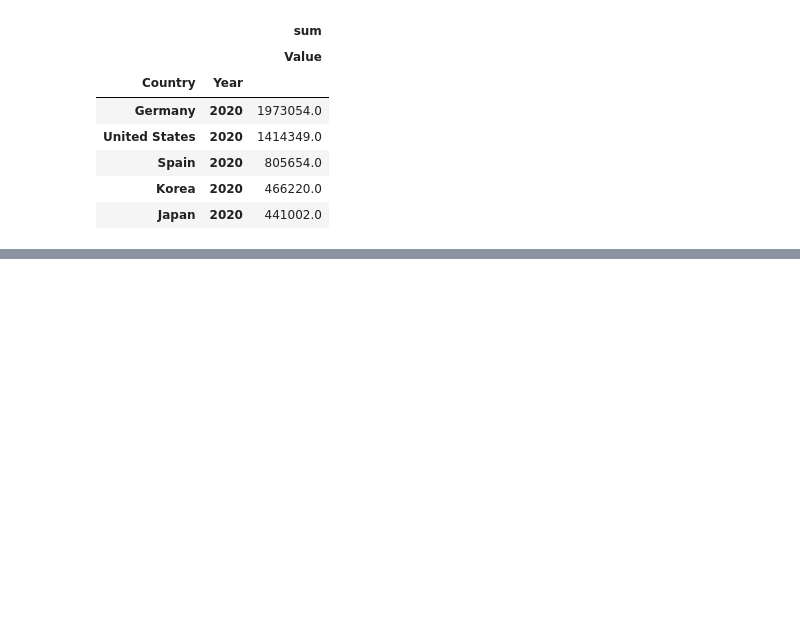
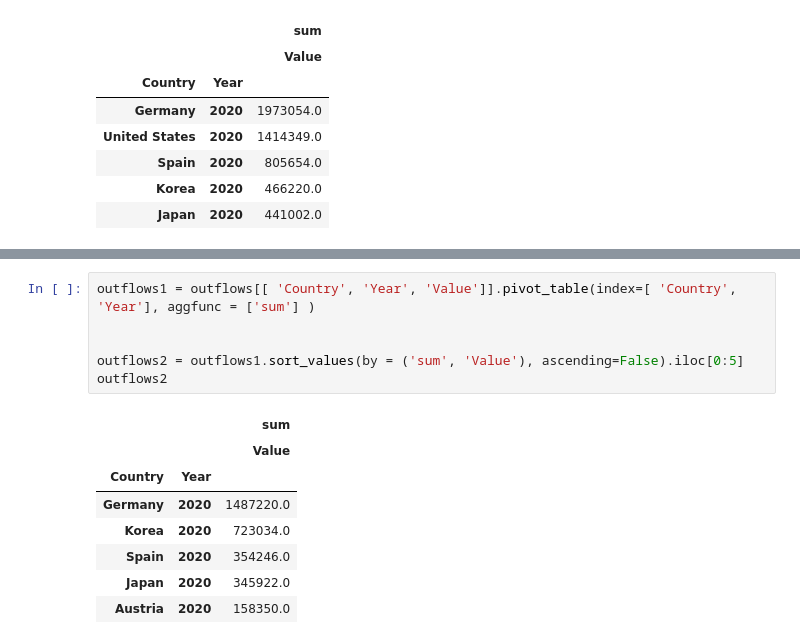
Before and after one commit to sergioabz/mid_project, a Jupyter notebook: notebooks/Analysis_midbootcamp_project.ipynb, the cells around one changed output, grey strips where cells are left out. Saved outputs shown, nothing was run; the diff lists cells and outputs as text; blank space fills up the shorter version.

```diff
--- a/notebooks/Analysis_midbootcamp_project.ipynb
+++ b/notebooks/Analysis_midbootcamp_project.ipynb
@@ -278,0 +301,15 @@ top_5(data, 2020)
+# %%
+outflows1 = outflows[[ 'Country', 'Year', 'Value']].pivot_table(index=[ 'Country', 'Year'], aggfunc = ['sum'] )
+
+
+outflows2 = outflows1.sort_values(by = ('sum', 'Value'), ascending=False).iloc[0:5]
+outflows2
+# %% [output]
+|  |  | sum |
+|  |  | Value |
+| Country | Year |  |
+| Germany | 2020 | 1487220.0 |
+| Korea | 2020 | 723034.0 |
+| Spain | 2020 | 354246.0 |
+| Japan | 2020 | 345922.0 |
+| Austria | 2020 | 158350.0 |
```
Also changed, not shown: parts of 55 cells of this notebook.
